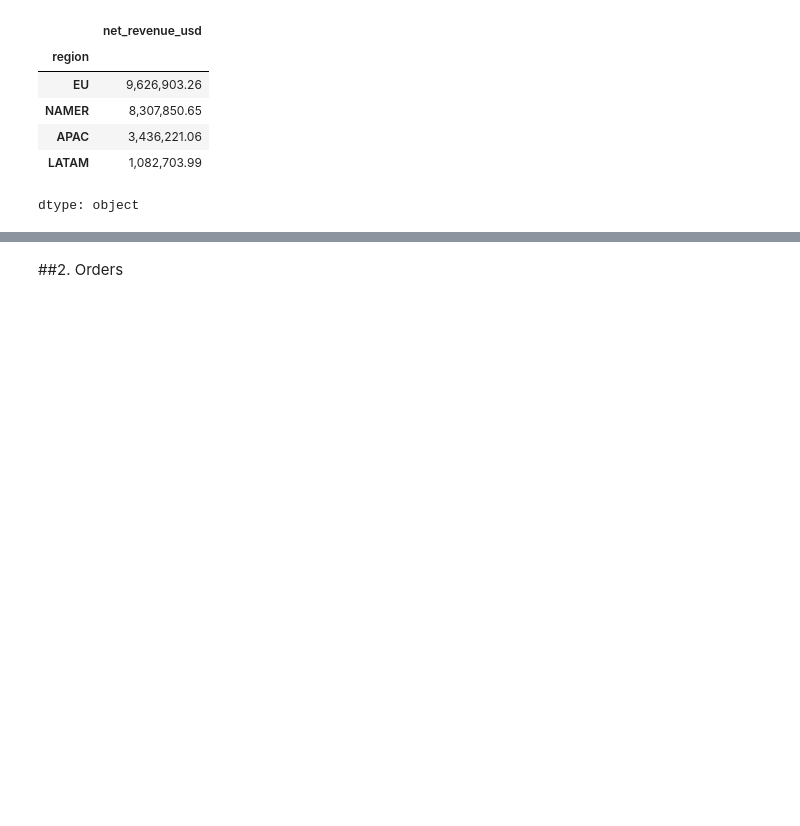
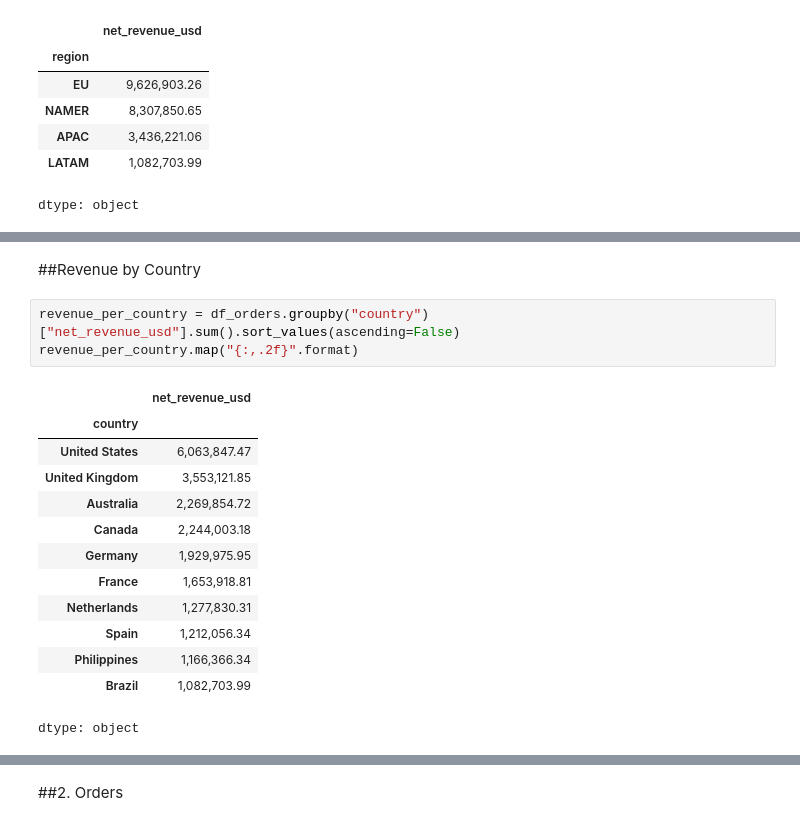
Before and after one commit to maherkh07/ecommerce-transaction-analysis, a Jupyter notebook: E_commerce_analysis.ipynb, the cells around one changed output, grey strips where cells are left out. Saved outputs shown, nothing was run; the diff lists cells and outputs as text; blank space fills up the shorter version.

```diff
--- a/E_commerce_analysis.ipynb
+++ b/E_commerce_analysis.ipynb
@@ -345,3 +365,22 @@ Passing `palette` without assigning `hue` is deprecated and will be removed in v
 
   sns.barplot(x=revenue_per_region.values, y=revenue_per_region.index, palette='Blues_r', ax=axes[0])
 [figure]
+# %% [markdown]
+##Revenue by Country
+# %%
+revenue_per_country = df_orders.groupby("country")["net_revenue_usd"].sum().sort_values(ascending=False)
+revenue_per_country.map("{:,.2f}".format)
+# %% [output]
+|  | net_revenue_usd |
+| country |  |
+| United States | 6,063,847.47 |
+| United Kingdom | 3,553,121.85 |
+| Australia | 2,269,854.72 |
+| Canada | 2,244,003.18 |
+| Germany | 1,929,975.95 |
+| France | 1,653,918.81 |
+| Netherlands | 1,277,830.31 |
+| Spain | 1,212,056.34 |
+| Philippines | 1,166,366.34 |
+| Brazil | 1,082,703.99 |
+dtype: object
```
Also changed, not shown: parts of 7 cells of this notebook.
